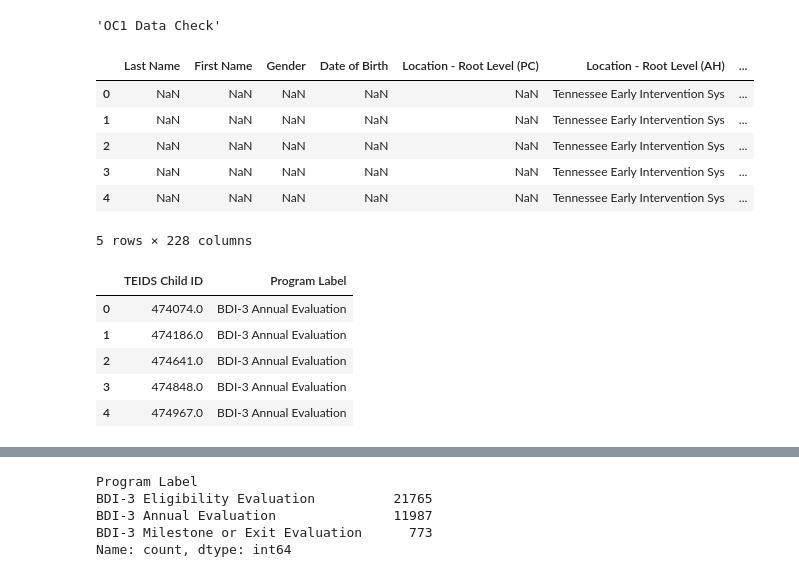
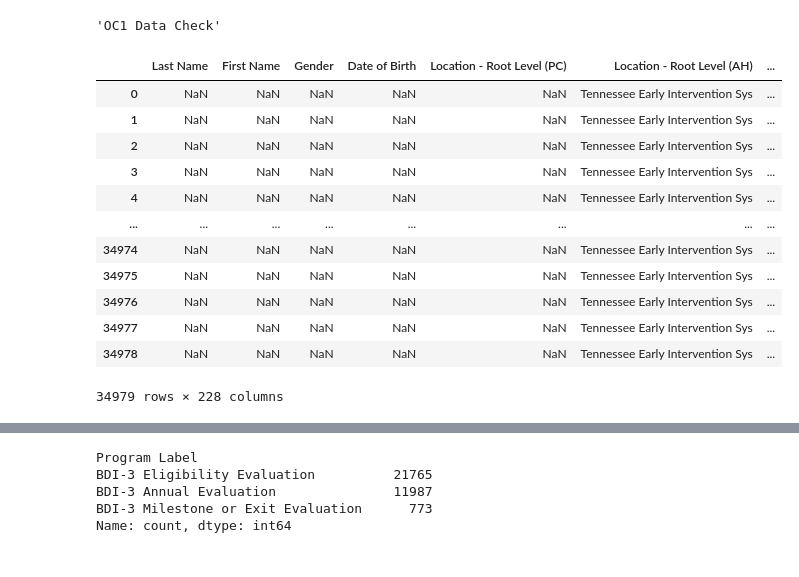
Before and after one commit to NSS-Data-Analytics-Cohort-13/teis-RenukaD13, a Jupyter notebook: TEIS_state_project.ipynb, the cells around one changed output, grey strips where cells are left out. Saved outputs shown, nothing was run; the diff lists cells and outputs as text; code cells hidden in the pictures.

```diff
--- a/TEIS_state_project.ipynb
+++ b/TEIS_state_project.ipynb
@@ -51,25 +77,28 @@ df_eco.columns[67] # Extract exact column name/label name from dataframe by givi
 # df_eco_dates = df_eco[columns]
 # df_eco_dates.head()
 # %%
+# Create a dataframe df_bdi3 from BDI3 excel file
 df_bdi3 = pd.read_excel('../teis-RenukaD13/data/NSS data_BDI3 Scores 20230101 20240630_Compiled_20241107.xlsx')
-df_bdi3.head()
+# Rename TEIDS Child ID to CHILD_ID to match with ECO dataframe
+df_bdi3 = df_bdi3.rename(columns={'TEIDS Child ID': 'CHILD_ID'})
+# display data from newly created data frame
+df_bdi3
 # %% [output]
 |  | Last Name | First Name | Gender | Date of Birth | Location - Root Level (PC) | Location - Root Level (AH) | ... |
 | 0 | NaN | NaN | NaN | NaN | NaN | Tennessee Early Intervention Sys | ... |
 | 1 | NaN | NaN | NaN | NaN | NaN | Tennessee Early Intervention Sys | ... |
 | 2 | NaN | NaN | NaN | NaN | NaN | Tennessee Early Intervention Sys | ... |
 | 3 | NaN | NaN | NaN | NaN | NaN | Tennessee Early Intervention Sys | ... |
 | 4 | NaN | NaN | NaN | NaN | NaN | Tennessee Early Intervention Sys | ... |
+| ... | ... | ... | ... | ... | ... | ... | ... |
+| 34974 | NaN | NaN | NaN | NaN | NaN | Tennessee Early Intervention Sys | ... |
+| 34975 | NaN | NaN | NaN | NaN | NaN | Tennessee Early Intervention Sys | ... |
+| 34976 | NaN | NaN | NaN | NaN | NaN | Tennessee Early Intervention Sys | ... |
+| 34977 | NaN | NaN | NaN | NaN | NaN | Tennessee Early Intervention Sys | ... |
+| 34978 | NaN | NaN | NaN | NaN | NaN | Tennessee Early Intervention Sys | ... |
-5 rows × 228 columns
+34979 rows × 228 columns
 # %%
-# Create a subset of eco dataframe containing only date columns
-columns = ['TEIDS Child ID','Program Label']
-df_bdi3_Id = df_bdi3[columns]
-df_bdi3_Id.head()
+# # Create a subset of eco dataframe containing only date columns
+# columns = ['TEIDS Child ID','Program Label']
+# df_bdi3_Id = df_bdi3[columns]
+# df_bdi3_Id.head()
-# %% [output]
-|  | TEIDS Child ID | Program Label |
-| 0 | 474074.0 | BDI-3 Annual Evaluation |
-| 1 | 474186.0 | BDI-3 Annual Evaluation |
-| 2 | 474641.0 | BDI-3 Annual Evaluation |
-| 3 | 474848.0 | BDI-3 Annual Evaluation |
-| 4 | 474967.0 | BDI-3 Annual Evaluation |
```
Also changed, not shown: parts of 39 cells of this notebook, 1 other file.
